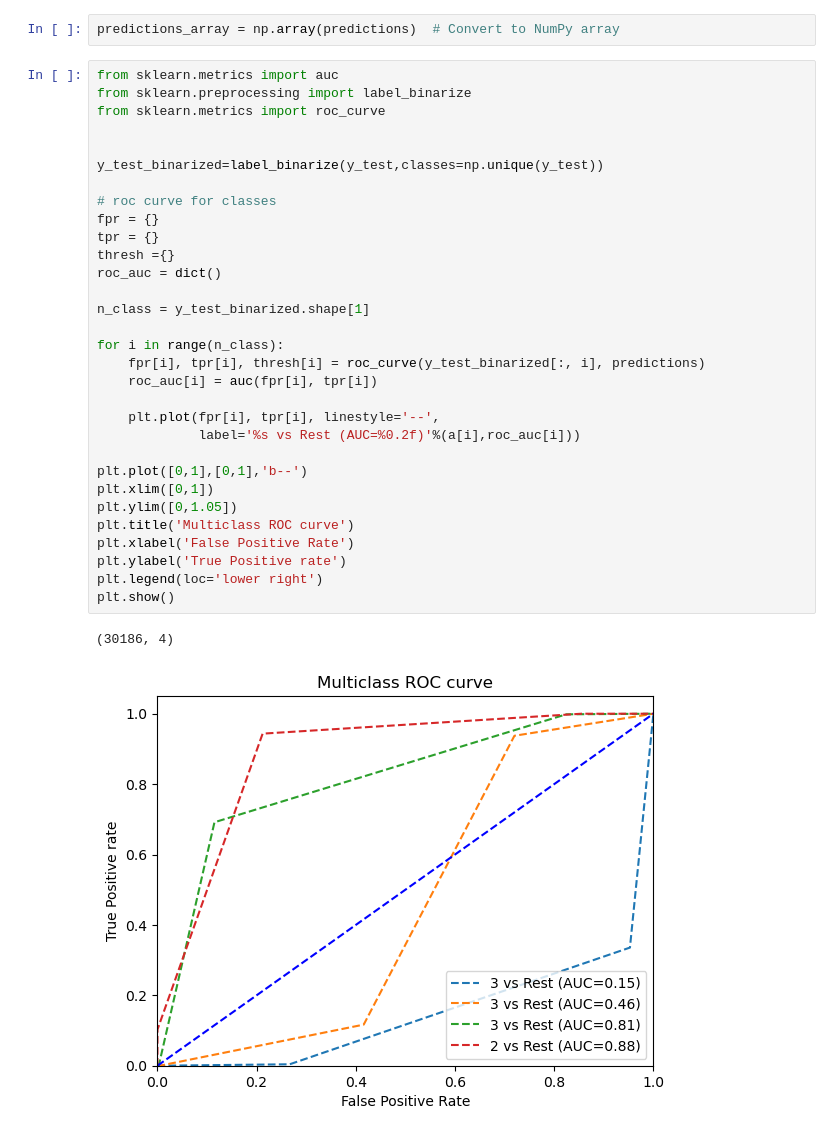
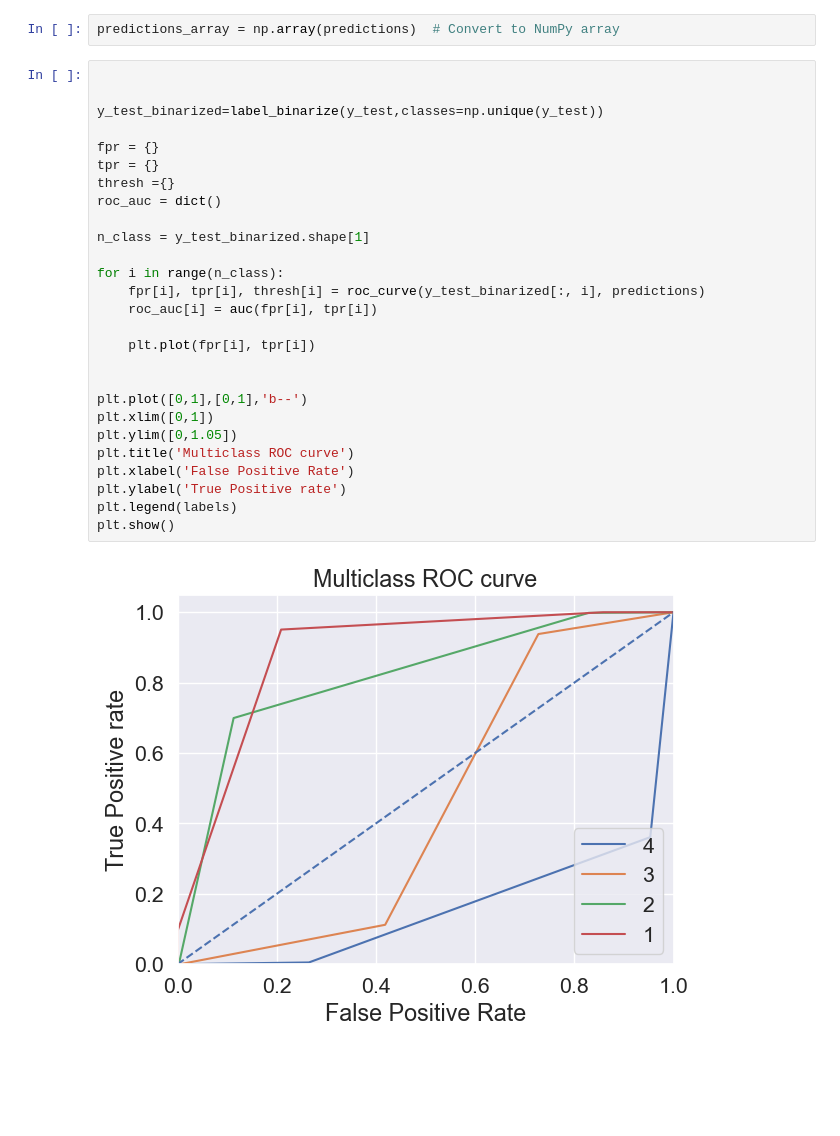
Before and after one commit to mistrydev6/Wine_Naive_Bayes, a Jupyter notebook: PA.ipynb, the cells around one changed output. Saved outputs shown, nothing was run; the diff lists cells and outputs as text; blank space fills up the shorter version.

```diff
--- a/PA.ipynb
+++ b/PA.ipynb
@@ -393,36 +391,31 @@ test_df.shape
 # %%
 predictions_array = np.array(predictions)  # Convert to NumPy array
 # %%
-from sklearn.metrics import auc
-from sklearn.preprocessing import label_binarize
-from sklearn.metrics import roc_curve
 
 
 y_test_binarized=label_binarize(y_test,classes=np.unique(y_test))
 
-# roc curve for classes
 fpr = {}
 tpr = {}
 thresh ={}
 roc_auc = dict()
 
 n_class = y_test_binarized.shape[1]
 
 for i in range(n_class):
     fpr[i], tpr[i], thresh[i] = roc_curve(y_test_binarized[:, i], predictions)
     roc_auc[i] = auc(fpr[i], tpr[i])
 
-    plt.plot(fpr[i], tpr[i], linestyle='--',
-             label='%s vs Rest (AUC=%0.2f)'%(a[i],roc_auc[i]))
+    plt.plot(fpr[i], tpr[i])
+
 
 plt.plot([0,1],[0,1],'b--')
 plt.xlim([0,1])
 plt.ylim([0,1.05])
 plt.title('Multiclass ROC curve')
 plt.xlabel('False Positive Rate')
 plt.ylabel('True Positive rate')
-plt.legend(loc='lower right')
+plt.legend(labels)
 plt.show()
 # %% [output]
-(30186, 4)
-[figure, old version]
+[figure, new version]
```
Also changed, not shown: parts of 15 cells of this notebook.
